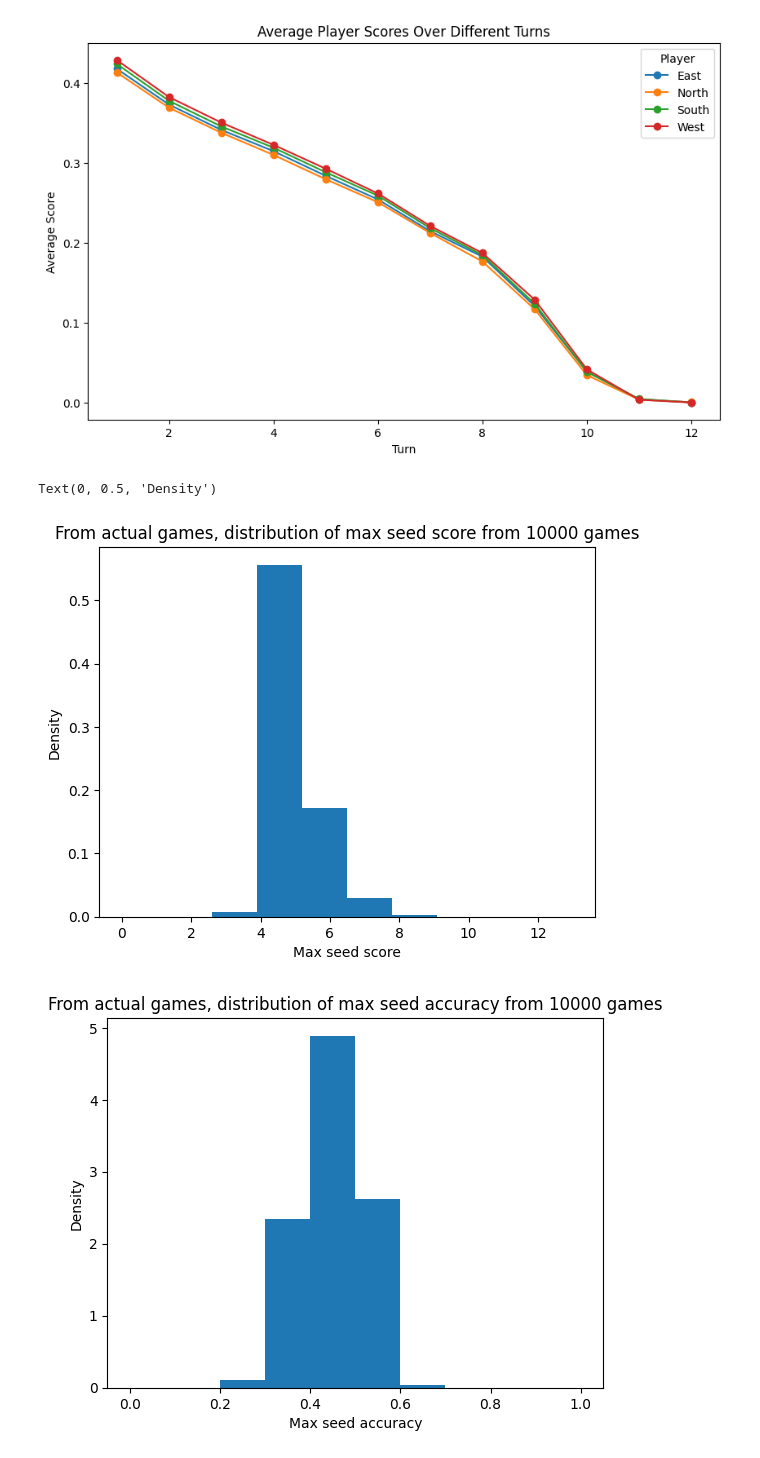
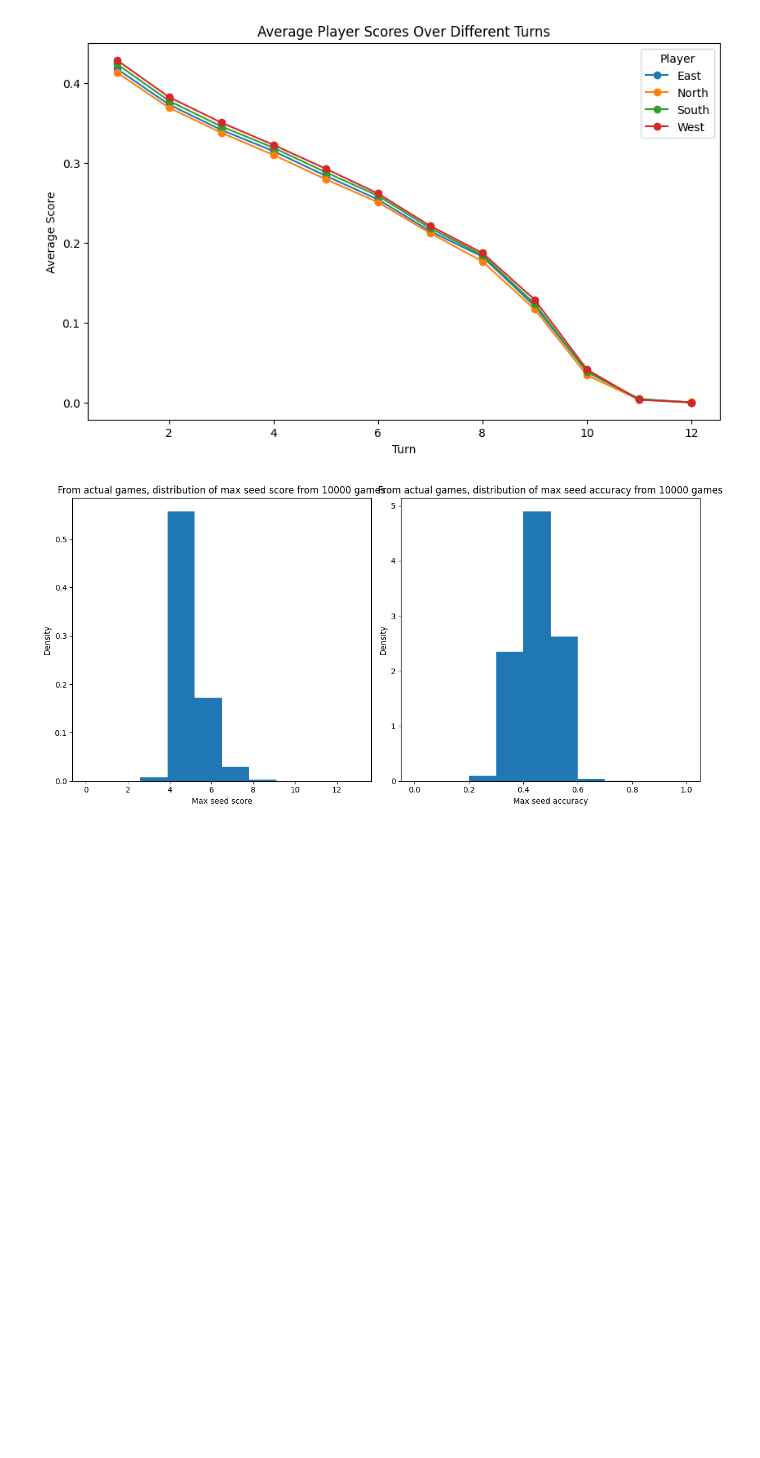
Before and after one commit to frankafan/Guess-My-Hand, a Jupyter notebook: seed_scores.ipynb, the cells around one changed output. Saved outputs shown, nothing was run; the diff lists cells and outputs as text; code cells hidden in the pictures; blank space fills up the shorter version.

```diff
--- a/seed_scores.ipynb
+++ b/seed_scores.ipynb
@@ -56,18 +56,19 @@ plt.show()
 [figure]
 # %%
 round1_scores = df[(df["Turn"] == 1)]["Score"]
-plt.figure()
-plt.hist(round1_scores * 12, range=(0,13), density=True)
-plt.title(f'From actual games, distribution of max seed score from {10000} games')
-plt.xlabel('Max seed score')
-plt.ylabel('Density')
+fig, axs = plt.subplots(1, 2, figsize=(12, 6))
 
-plt.figure()
-plt.hist(round1_scores, range=(0,1), density=True)
-plt.title(f'From actual games, distribution of max seed accuracy from {10000} games')
-plt.xlabel('Max seed accuracy')
-plt.ylabel('Density')
+axs[0].hist(round1_scores * 12, range=(0, 13), density=True)
+axs[0].set_title(f'From actual games, distribution of max seed score from {10000} games')
+axs[0].set_xlabel('Max seed score')
+axs[0].set_ylabel('Density')
+
+axs[1].hist(round1_scores, range=(0, 1), density=True)
+axs[1].set_title(f'From actual games, distribution of max seed accuracy from {10000} games')
+axs[1].set_xlabel('Max seed accuracy')
+axs[1].set_ylabel('Density')
+
+plt.tight_layout()
+plt.show()
 # %% [output]
-Text(0, 0.5, 'Density')
-[figure, old version]
+[figure, new version]
-[figure, removed]
```
Also changed, not shown: 1 other file.
